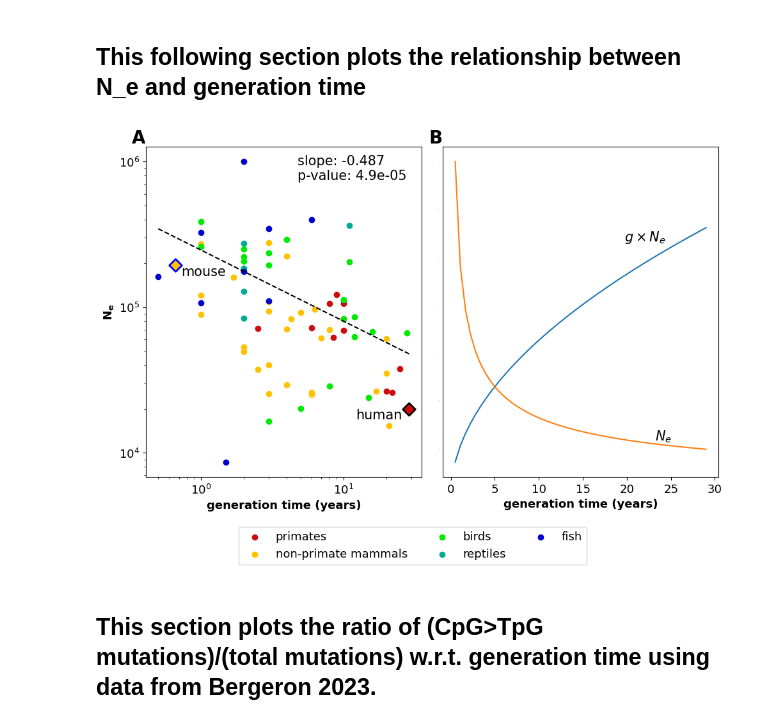
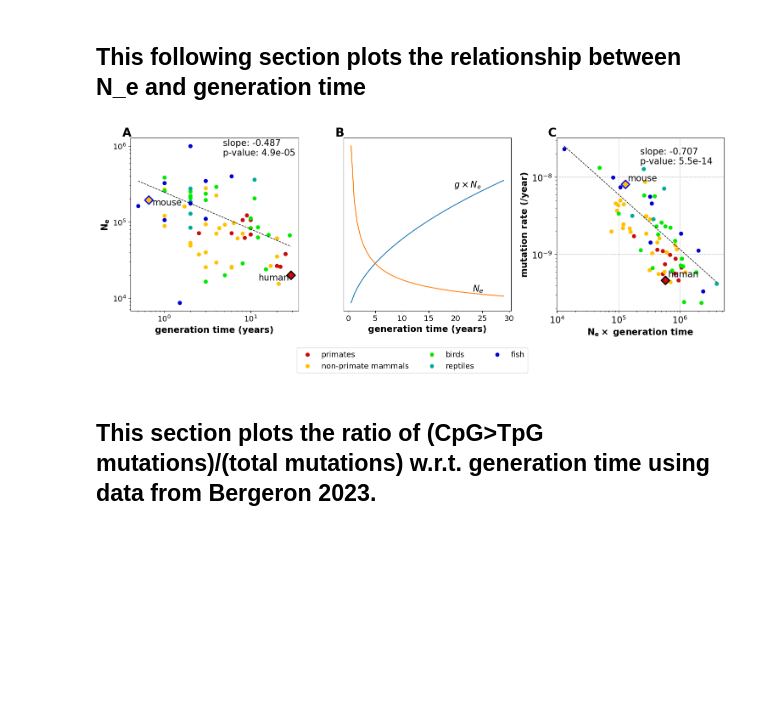
Before and after one commit to harrispopgen/clocklike-DBH, a Jupyter notebook: DBH_plots.ipynb, the cells around one changed output. Cells and saved outputs as stored; diff of their text form; code cells hidden in the pictures; blank space fills up the shorter version.

Commit message:
redid figure 2 with Wang's data

```diff
--- a/DBH_plots.ipynb
+++ b/DBH_plots.ipynb
@@ -224,7 +225,7 @@ def load_and_plot_r_ne_gen_regression_output(gen_bounds, ax=None):
 
     return [intercept, slope]
 
-def plot_Ne_vs_generation_time(df, group_name2idx_map, cmap, ax=None):
+def plot_Ne_vs_generation_time(df, group_name2idx_map, cmap, label_font_size=15, ax=None):
     if ax is None:
         fig, ax = plt.subplots(figsize=(6,6))
     num_groups = len(group_name2idx_map)
@@ -256,12 +257,12 @@ def plot_Ne_vs_generation_time(df, group_name2idx_map, cmap, ax=None):
     gen_bounds = np.array([gen_min, gen_max])
 
     box = ax.get_position()
-    ax.set_xlabel(r"generation time (years)", fontsize=13, weight="bold")
-    ax.set_ylabel(r"$\mathbf{N_e}$", fontsize=13, weight="bold")
+    ax.set_xlabel(r"generation time (years)", fontsize=label_font_size, weight="bold")
+    ax.set_ylabel(r"$\mathbf{N_e}$", fontsize=label_font_size, weight="bold")
     ax.tick_params(axis='both', which='major', labelsize=13)
     return gen_bounds
 
-def plot_Ne_times_g(regression_slope, gen_bounds, ax=None):
+def plot_Ne_times_g(regression_slope, gen_bounds, label_font_size=15, ax=None):
     if ax is None:
         fig, ax = plt.subplots()
     g = np.linspace(gen_bounds[0], gen_bounds[1], num=50)
@@ -272,19 +273,33 @@ def plot_Ne_times_g(regression_slope, gen_bounds, ax=None):
 
     ax.plot(g, gNe)
     ax.plot(g, Ne)
-    ax.set_xlabel('generation time (years)', fontsize=13, weight="bold")
+    ax.set_xlabel('generation time (years)', fontsize=label_font_size, weight="bold")
     ax.tick_params(axis='y', which='both',labelsize=0, length=0)
     ax.tick_params(axis='x', which='major', labelsize=13)
 
 def generate_manuscript_Ne_generation_time_plot(df, group_name2idx_map, cmap, save_figure=False):
-    fig, ax = plt.subplots(1,2, figsize=(10,6))
-    gen_bounds = plot_Ne_vs_generation_time(df, group_name2idx_map, cmap, ax[0])
+    num_groups = len(group_name2idx_map)
+    colors = [cmap(get_color_index(num_groups, i)) for i in range(num_groups)]
+
+    fig, ax = plt.subplots(1,3, figsize=(15,5))
+    gen_bounds = plot_Ne_vs_generation_time(df, group_name2idx_map, cmap, ax=ax[0], label_font_size=15)
     [intercept, slope] = load_and_plot_r_ne_gen_regression_output(gen_bounds, ax[0])
     ax[0].set_xscale("log")
     ax[0].set_yscale("log")
     fig.legend(loc='upper center', bbox_to_anchor=(0.5, 0), fontsize=13, ncol=3) #, borderaxespad=0)
 
-    plot_Ne_times_g(slope, gen_bounds, ax[1])
+    # panel B
+    plot_Ne_times_g(slope, gen_bounds, ax=ax[1], label_font_size=15)
+
+    # panel C: dbh plot of mutation rate per year vs Ne * generation_time
+    ne_bounds = get_Ne_bounds(df)
+    plot_dbh_mu_vs_Ne(df, group_name2idx_map, colors, "year", "Ne*gen", ax=ax[2], add_legend=False, label_fontsize=15)
+    r_filename = f"./output/r/dbh_vertebrate_Negen_u_year.csv"
+    load_and_plot_r_regression_output(r_filename, ne_bounds["Ne*gen"], text_pos=(0.5, 0.85), fontsize=15, log_scale=True, ax=ax[2],
+                                      label=None, linestyle="dashed", linewidth=1, alpha=1, color="black")
+
+
+    ####
     fig.tight_layout()
 
     for n, axis in enumerate(ax.flatten()):
@@ -292,9 +307,9 @@ def generate_manuscript_Ne_generation_time_plot(df, group_name2idx_map, cmap, sa
     if save_figure:
         fig.savefig("figures/vertebrate_Ne_generation_time.pdf", bbox_inches='tight')
 # %%
-generate_manuscript_Ne_generation_time_plot(df_all, vertebrate_group_name2idx_map, cmap, save_figure=False)
+generate_manuscript_Ne_generation_time_plot(df_vertebrate, vertebrate_group_name2idx_map, cmap, save_figure=True)
 # %% [output]
-[figure, old version]
+[figure, new version]
 # %% [markdown]
 ## This section plots the ratio of (CpG>TpG mutations)/(total mutations) w.r.t. generation time using data from Bergeron 2023.
 # %%
```
Also changed, not shown: parts of 6 cells of this notebook.
